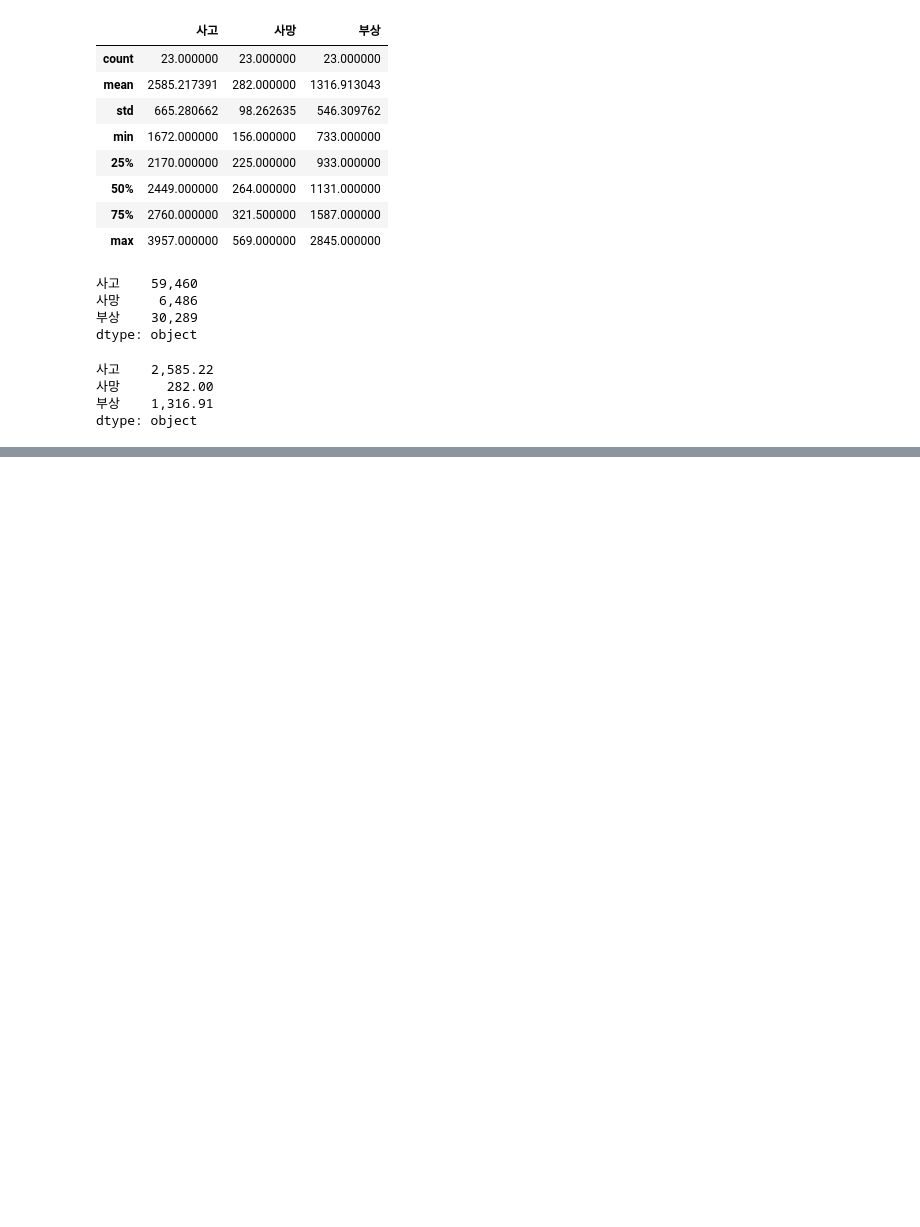
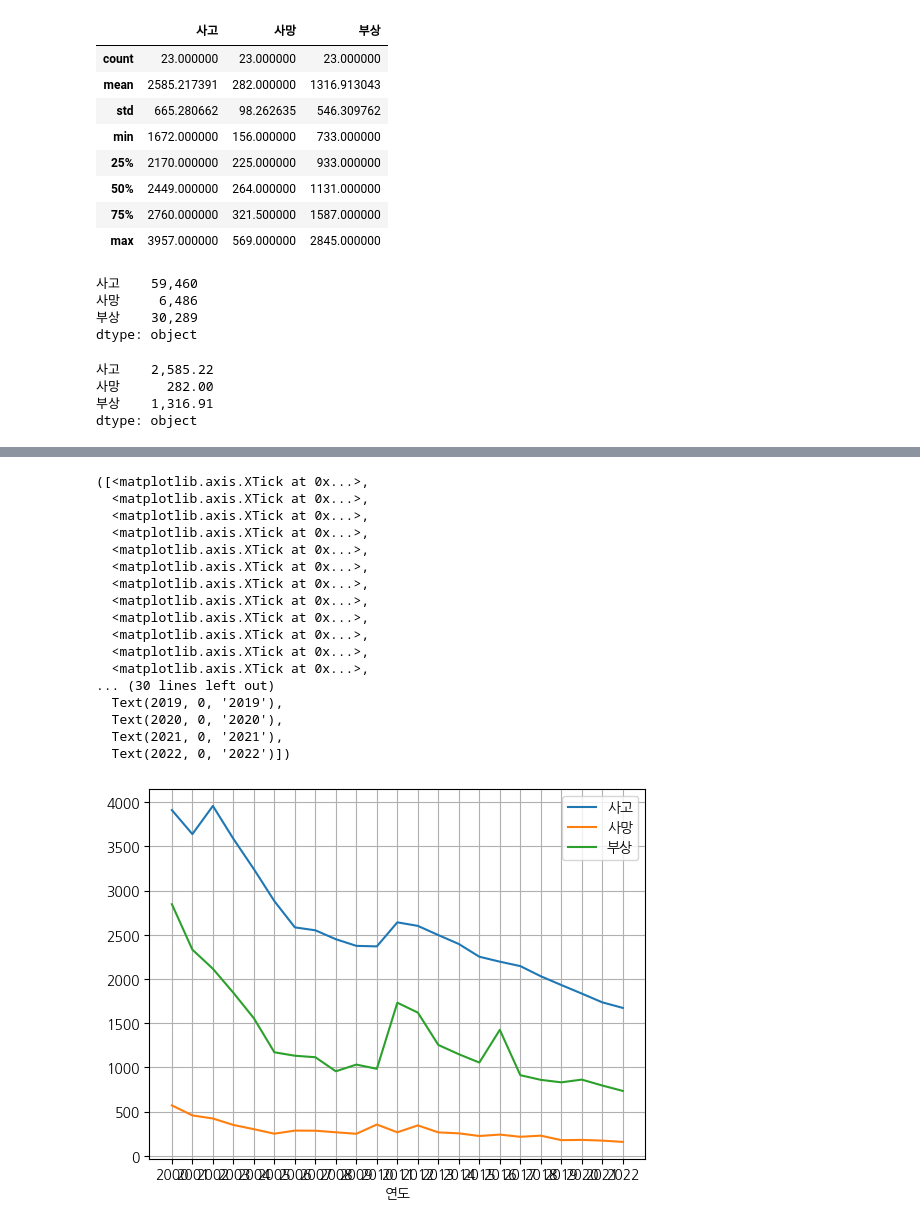
Before and after one commit to layla-focalors/AColab_Github_data_processing, a Jupyter notebook: Preprocessing_visualation.ipynb, the cells around one changed output, grey strips where cells are left out. Cells and saved outputs as stored; diff of their text form; code cells hidden in the pictures; blank space fills up the shorter version.

```diff
--- a/Preprocessing_visualation.ipynb
+++ b/Preprocessing_visualation.ipynb
@@ -67,0 +149,22 @@ dtype: object
+# %%
+df.plot(kind='line', x='연도', grid=True)
+plt.xticks(df['연도'])
+# %% [output]
+([<matplotlib.axis.XTick at 0x...>,
+  <matplotlib.axis.XTick at 0x...>,
+  <matplotlib.axis.XTick at 0x...>,
+  <matplotlib.axis.XTick at 0x...>,
+  <matplotlib.axis.XTick at 0x...>,
+  <matplotlib.axis.XTick at 0x...>,
+  <matplotlib.axis.XTick at 0x...>,
+  <matplotlib.axis.XTick at 0x...>,
+  <matplotlib.axis.XTick at 0x...>,
+  <matplotlib.axis.XTick at 0x...>,
+  <matplotlib.axis.XTick at 0x...>,
+  <matplotlib.axis.XTick at 0x...>,
+... (30 lines left out)
+  Text(2019, 0, '2019'),
+  Text(2020, 0, '2020'),
+  Text(2021, 0, '2021'),
+  Text(2022, 0, '2022')])
+[figure, added]
```
Also changed, not shown: parts of 19 cells of this notebook, 2 other files.
